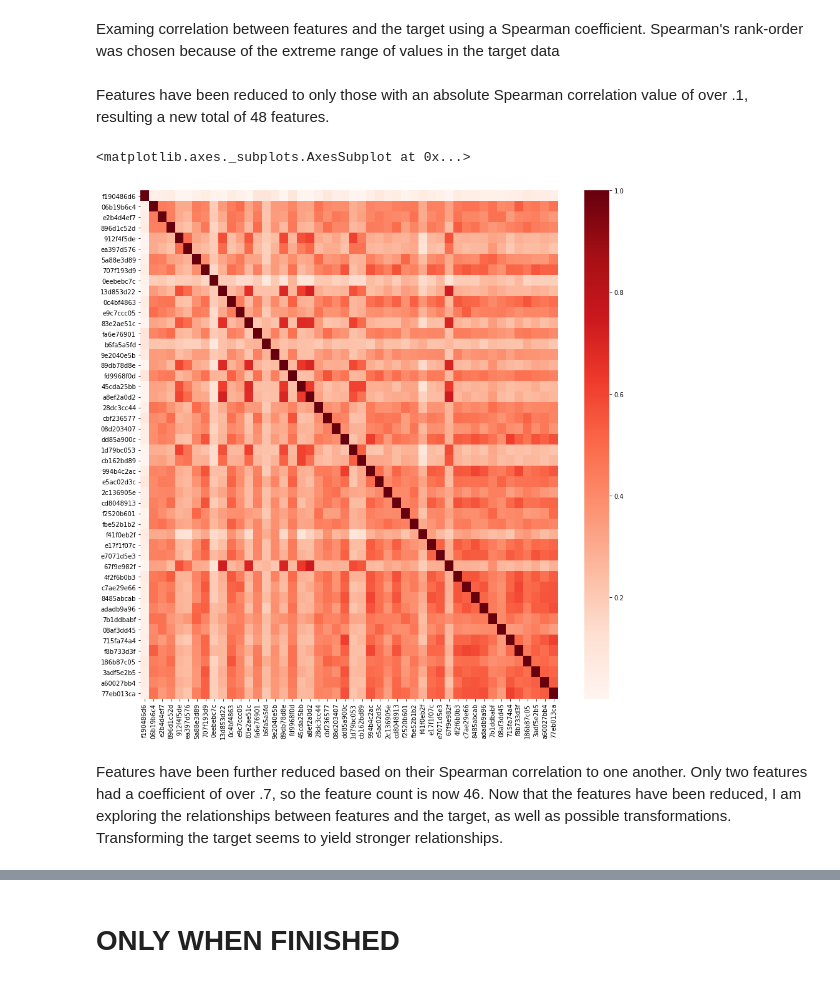
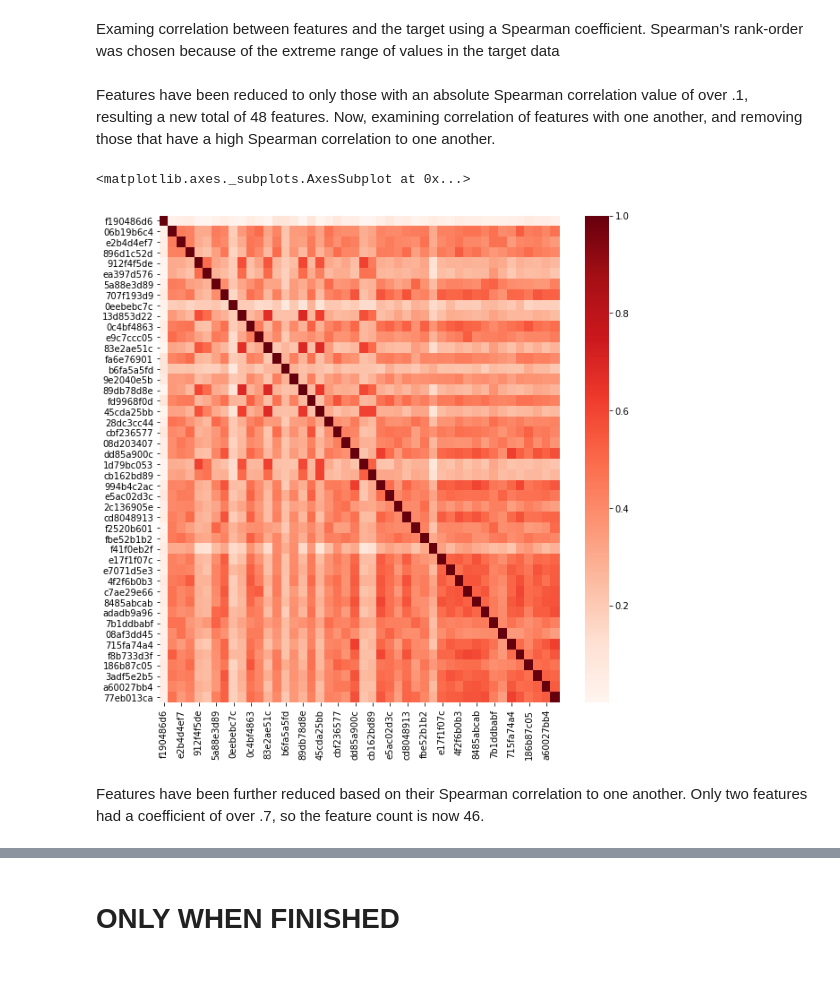
Before and after one commit to Antonio-RG/Banking_purchase_predictor, a Jupyter notebook: Santander_EDA.ipynb, the cells around one changed output, grey strips where cells are left out. Cells and saved outputs as stored; diff of their text form; code cells hidden in the pictures.

```diff
--- a/Santander_EDA.ipynb
+++ b/Santander_EDA.ipynb
@@ -74,16 +73,22 @@ correlation_matrix = train_df.corr(method='spearman')['target'][1:]
+# %%
+if os.path.exists(os.path.join(data_dir, 'correlation_matrix.csv')):
+    correlation_matrix = pd.read_csv(os.path.join(data_dir, 'correlation_matrix.csv'), header=None, index_col=0, squeeze=True)
+else:
+    correlation_matrix = train_df.corr(method='spearman')['target'][1:]
+    correlation_matrix.to_csv(os.path.join(data_dir, 'correlation_matrix.csv'), header=False)
 # %%
 spearman_threshold = .1
 correlated_features = correlation_matrix[abs(correlation_matrix) > spearman_threshold].sort_values(ascending=False)
 train_df = pd.concat([train_df.target, train_df[list(correlated_features.index)]], axis=1)
 # %% [markdown]
-Features have been reduced to only those with an absolute Spearman correlation value of over .1, resulting a new total of 48 features.
+Features have been reduced to only those with an absolute Spearman correlation value of over .1, resulting a new total of 48 features. Now, examining correlation of features with one another, and removing those that have a high Spearman correlation to one another.
 # %%
 feature_matrix = train_df.iloc[:, 1:].corr(method='spearman').abs()
-plt.figure(figsize=(15,15))
+plt.figure(figsize=(10,10))
 sns.heatmap(feature_matrix, cmap='Reds')
 # %% [output]
 <matplotlib.axes._subplots.AxesSubplot at 0x...>
-[figure, old version]
+[figure, new version]
 # %%
 columns = np.full((feature_matrix.shape[0],), True, dtype=bool)
 
@@ -96,4 +101,4 @@ for i in range(feature_matrix.shape[0]):
 selected_columns = train_df.iloc[:, 1:].columns[columns]
 train_df = pd.concat((train_df['target'], train_df[selected_columns]), axis=1)
 # %% [markdown]
-Features have been further reduced based on their Spearman correlation to one another. Only two features had a coefficient of over .7, so the feature count is now 46. Now that the features have been reduced, I am exploring the relationships between features and the target, as well as possible transformations. Transforming the target seems to yield stronger relationships.
+Features have been further reduced based on their Spearman correlation to one another. Only two features had a coefficient of over .7, so the feature count is now 46.
```
Also changed, not shown: parts of 14 cells of this notebook, 8 other files.
